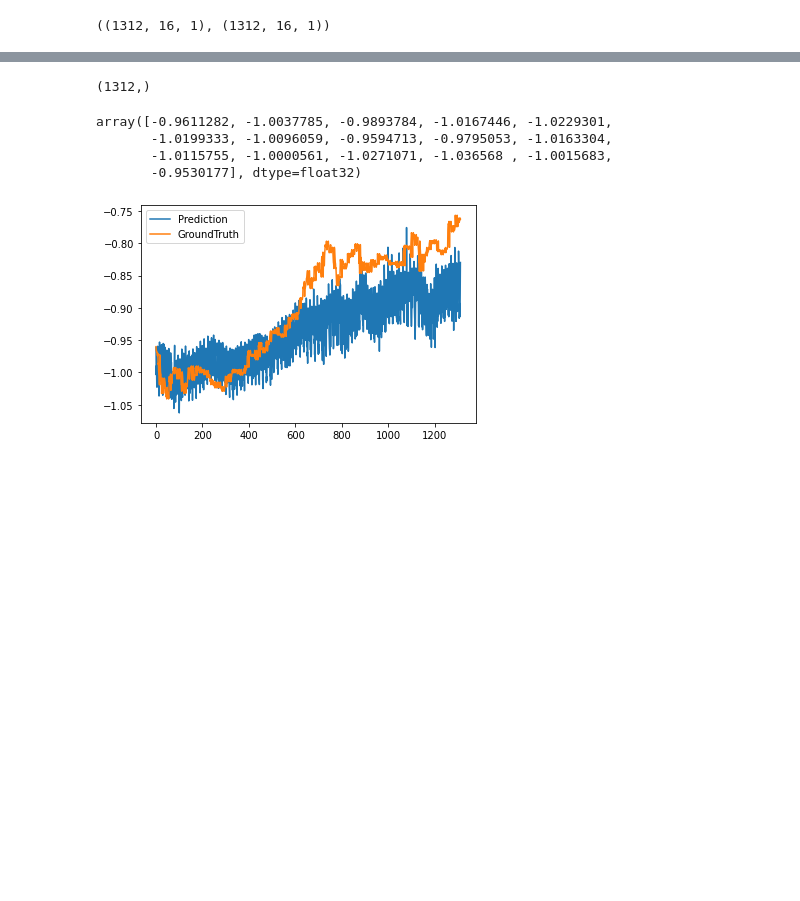
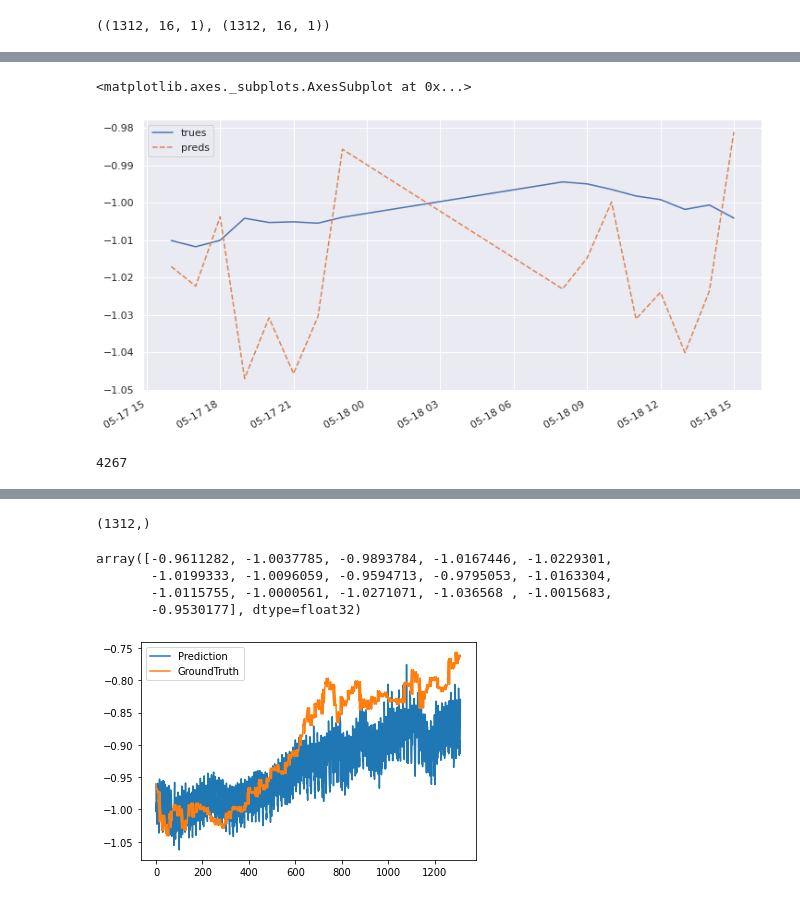
Before and after one commit to Biksbois/BiksStonks, a Jupyter notebook: Forcasting_Models/Informer/train_informer.ipynb, the cells around one changed output, grey strips where cells are left out. Drawn from its saved outputs; the diff is of its cells as text; code cells hidden in the pictures; blank space fills up the shorter version.

```diff
--- a/Forcasting_Models/Informer/train_informer.ipynb
+++ b/Forcasting_Models/Informer/train_informer.ipynb
@@ -179,0 +176,7 @@ test 1341
+# %%
+from data.data_loader import Dataset_Custom
+test_data = Dataset_Custom(args.root_path, flag='test', size=[args.seq_len, args.label_len, args.pred_len],
+                 features=args.features, data_path=args.data_path,
+                 target=args.target, scale=True, inverse=False, timeenc=0, freq=args.freq, cols=None,
+                 use_df=args.use_df, df=args.df)
+len(test_data)
@@ -179,0 +185,5 @@ test 1341
+# %%
+from datetime import datetime
+get_dates = lambda x: test_data[x][-1][-args.pred_len:]
+convert_to_datetime = lambda x: datetime(year=2021, month=x[0], day=x[1], hour=x[3])
+pd.to_datetime([convert_to_datetime(d) for d in get_dates(0)])
@@ -180,3 +200,23 @@ test 1341
+# %%
+idx = 100
+df_eval = pd.DataFrame(index=pd.to_datetime([convert_to_datetime(d) for d in get_dates(idx)]))
+df_eval['trues'] = trues[idx]
+df_eval['preds'] = preds[idx]
+import seaborn as sns
+sns.set(style="darkgrid")
+df_eval.plot(figsize=(12,6), style=['-', '--'])
+# %% [output]
+<matplotlib.axes._subplots.AxesSubplot at 0x...>
+[figure, added]
+# %%
+from data.data_loader import Dataset_Custom
+test_data = Dataset_Custom(args.root_path, flag='train',
+                 features=args.features, data_path=args.data_path,
+                 target=args.target, scale=True, inverse=False, timeenc=0, freq=args.freq, cols=None,
+                 use_df=args.use_df, df=args.df)
+len(test_data)
+# %% [output]
+4267
 # %%
 !pip install mplfinance --quiet
 import mplfinance as mpf
```
Also changed, not shown: parts of 6 cells of this notebook.
